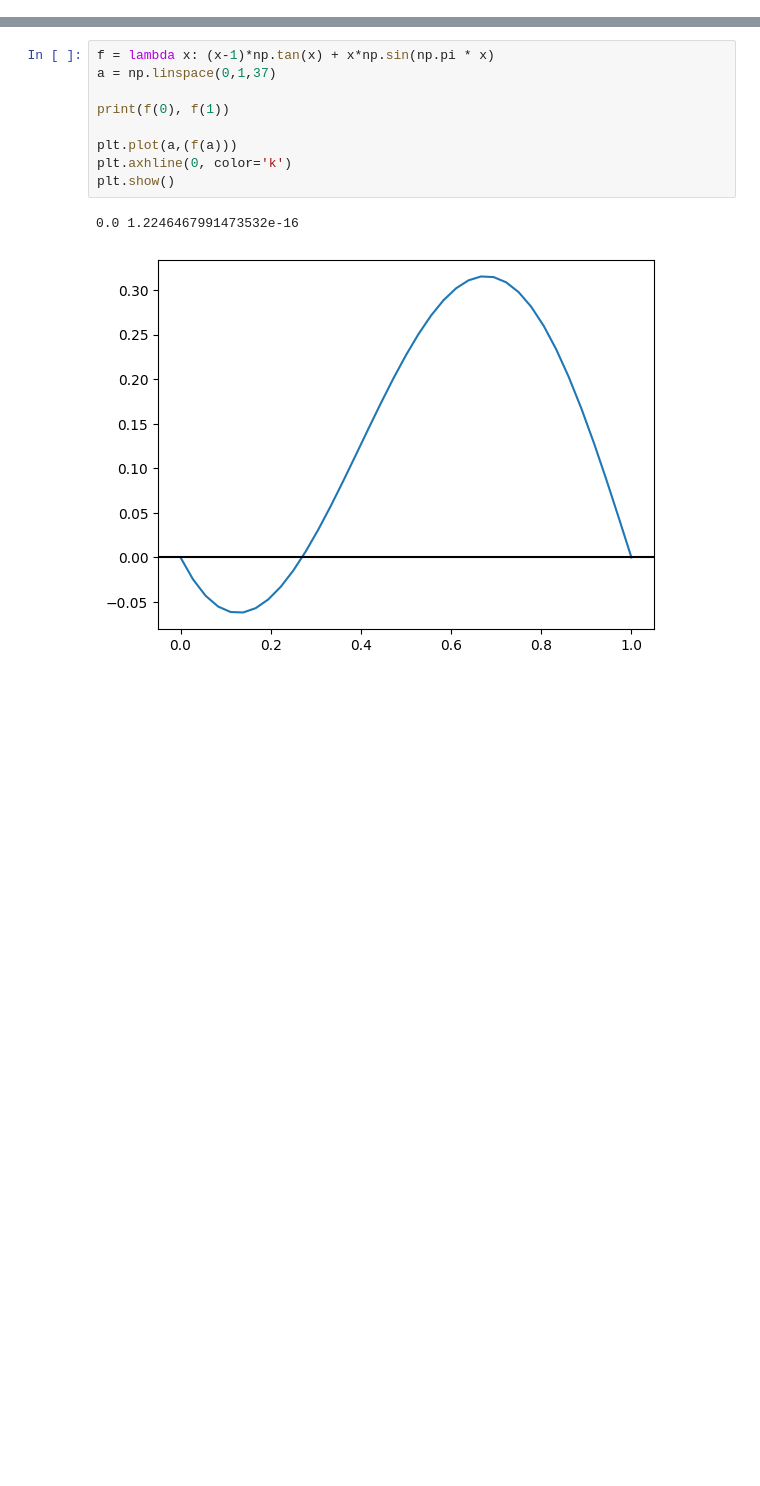
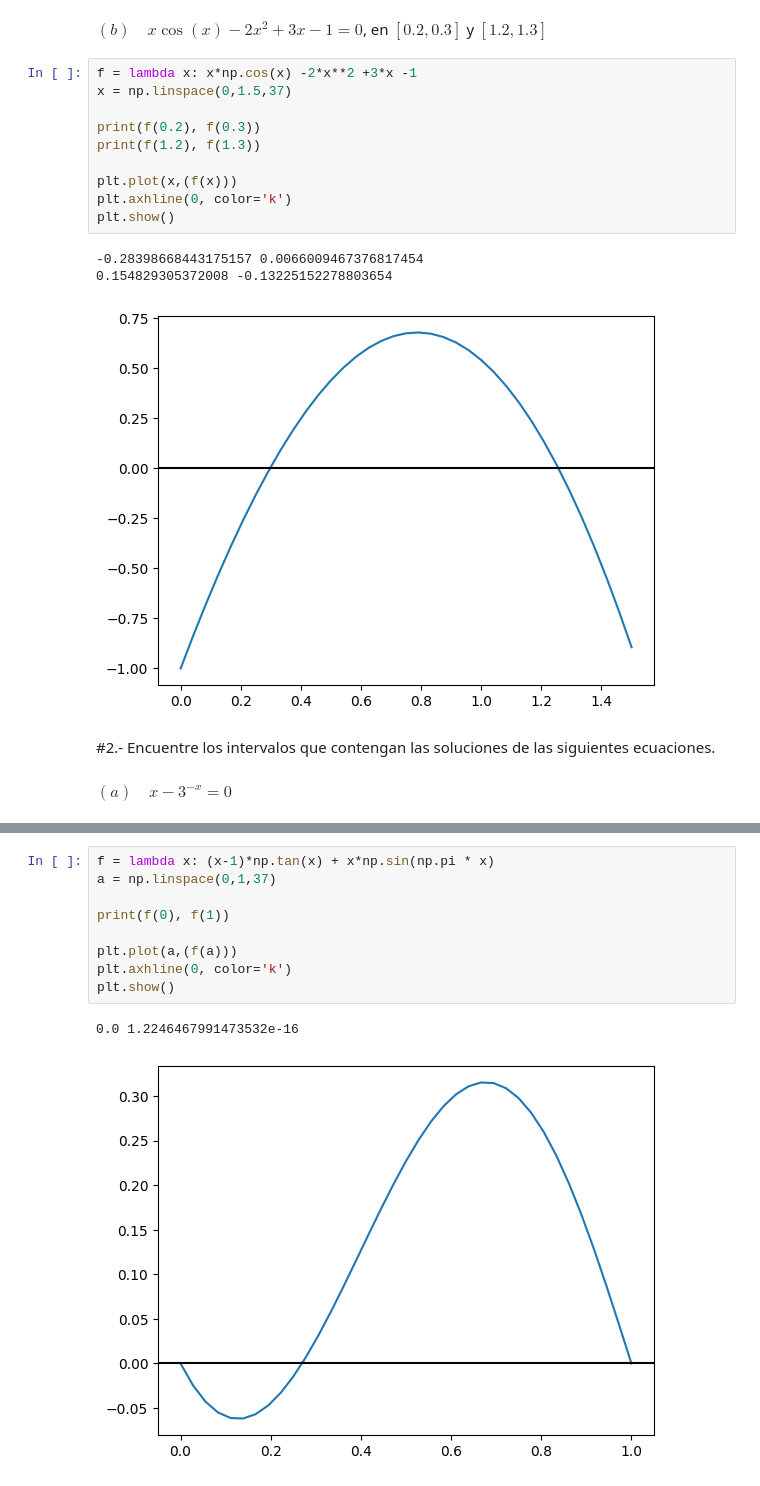
Before and after one commit to Vixuz144/Simu2, a Jupyter notebook: Act1.ipynb, the cells around one changed output, grey strips where cells are left out. Cells and saved outputs as stored; diff of their text form; blank space fills up the shorter version.

```diff
--- a/Act1.ipynb
+++ b/Act1.ipynb
@@ -5,0 +24,20 @@ import matplotlib.pyplot as plt
+# %% [markdown]
+$ (b) \quad x\cos(x) - 2x^2 + 3x - 1 = 0$, en $[0.2, 0.3]$ y $[1.2, 1.3]$
+# %%
+f = lambda x: x*np.cos(x) -2*x**2 +3*x -1
+x = np.linspace(0,1.5,37)
+
+print(f(0.2), f(0.3))
+print(f(1.2), f(1.3))
+
+plt.plot(x,(f(x)))
+plt.axhline(0, color='k')
+plt.show()
+# %% [output]
+-0.28398668443175157 0.0066009467376817454
+0.154829305372008 -0.13225152278803654
+[figure, added]
+# %% [markdown]
+#2.- Encuentre los intervalos que contengan las soluciones de las siguientes ecuaciones.
+# %% [markdown]
+$(a) \quad x - 3^{-x} = 0$
```
Also changed, not shown: parts of 14 cells of this notebook.
